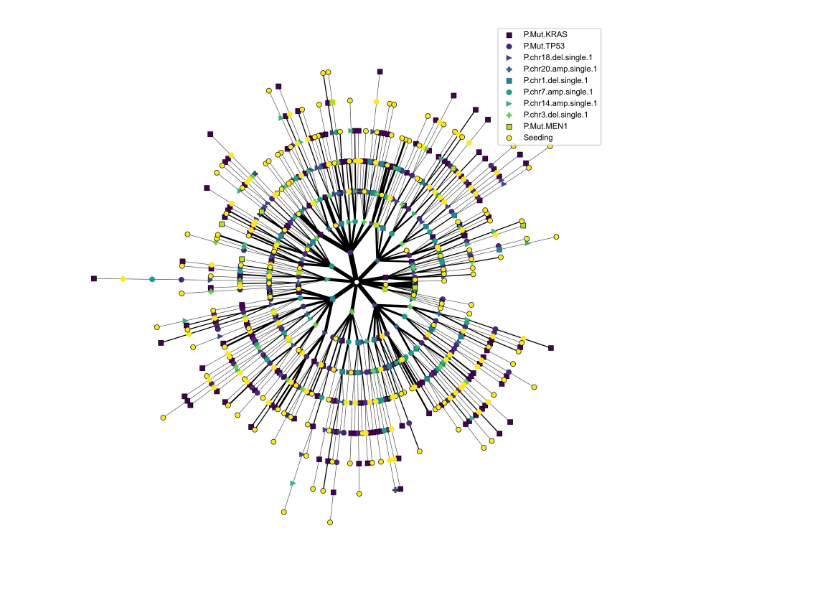
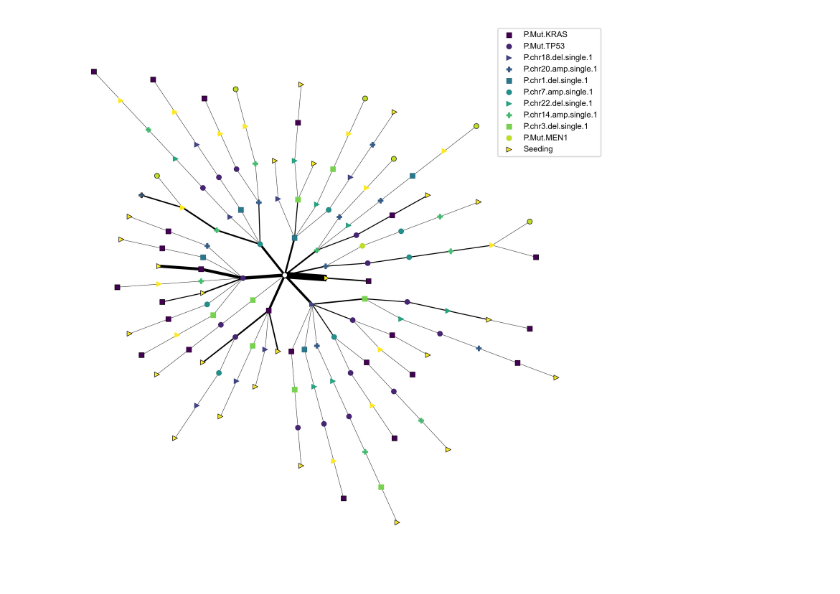
Before and after one commit to cbg-ethz/metMHN, a Jupyter notebook: results/metMHN.ipynb, the cells around one changed output. Drawn from its saved outputs; the diff is of its cells as text; code cells hidden in the pictures.

Commit message:
Fixed visualizations

```diff
--- a/results/metMHN.ipynb
+++ b/results/metMHN.ipynb
@@ -1,30 +1,38 @@
 # %%
 import sys
 sys.path.append("..")
+from matplotlib import cm
+import numpy as np
+import itertools
+import matplotlib.pyplot as plt
+import networkx as nx
+import pandas as pd
 from src import model
-import pandas as pd
-import networkx as nx
-import matplotlib.pyplot as plt
-import itertools
-import numpy as np
-from matplotlib import cm
 
-events = pd.read_csv("../data/G12_PAADPANET_PM_z10_Events.csv", index_col=0).dropna()
+events = pd.read_csv("../data/G12_PAADPANET_PM_z10_Events.csv", index_col=0)
+events = events.drop(index=["GENIE-MSK-P-0032535",
+                     "GENIE-MSK-P-0040152", "GENIE-MSK-P-0058157"])
 log_theta = pd.read_csv("../results/prad_0.05.csv", index_col=0)
 tau1, tau2 = log_theta["lams"][:2]
 log_theta.drop(columns="lams", inplace=True)
-metMHN = model.MetMHN(log_theta=np.array(log_theta), tau1=tau1, tau2=tau2, events=log_theta.columns)
+metMHN = model.MetMHN(log_theta=np.array(log_theta),
+                      tau1=tau1, tau2=tau2, events=log_theta.columns)
 met_info = pd.read_table("../data/sampleSelection.txt").set_index("patientID")
 
-events = events.join(met_info["metaStatus"]).drop(columns=["P.AgeAtSeqRep", "M.AgeAtSeqRep"])
+events = events.join(met_info["metaStatus"]).drop(
+    columns=["P.AgeAtSeqRep", "M.AgeAtSeqRep"])
 events = events.drop(events[events["metaStatus"] == "unknown"].index)
 events["Seeding"] = (events["metaStatus"] != "absent").astype(int)
 
-mets = events[events["metaStatus"] == "isMetastasis"].drop(columns=[c for c in events.columns if c.startswith("P.") or c in ["paired", "metaStatus"]]).astype(int)
-pts = events[events["metaStatus"] != "isMetastasis"].drop(columns=[c for c in events.columns if c.startswith("P.") or c in ["paired", "metaStatus"]]).astype(int)
+mets = events[events["metaStatus"].isin(["isMetastasis", "isPaired"])].drop(
+    columns=[c for c in events.columns if c.startswith("P.") or c in ["paired", "metaStatus"]]).astype(int)
+pts = events[events["metaStatus"] != "isMetastasis"].drop(
+    columns=[c for c in events.columns if c.startswith("P.") or c in ["paired", "metaStatus"]]).astype(int)
 # %%
-# orders = [tuple(metMHN.likeliest_order(row, met = False)[1]) for _, row in pts.iterrows()]
-orders = [tuple(metMHN.likeliest_order(row, met = True)[1]) for _, row in mets.iterrows()]
+pt_orders = [tuple(metMHN.likeliest_order(row, met=False)[1])
+             for _, row in pts.iterrows()]
+met_orders = [tuple(metMHN.likeliest_order(row, met=True)[1])
+              for _, row in mets.iterrows()]
 # %%
 def lighten_color(color, amount=0.5):
     """
@@ -45,6 +53,7 @@ def lighten_color(color, amount=0.5):
     c = colorsys.rgb_to_hls(*mc.to_rgb(c))
     return colorsys.hls_to_rgb(c[0], 1 - amount * (1 - c[1]), c[2])
 # %%
+my_orders = pt_orders #+ met_orders
 f, axis = plt.subplots()
 legend_alias = {i: e for i, e in enumerate(metMHN.events)}
 markers = ["s", "o", ">", "P"]
@@ -59,13 +68,13 @@ colors = None
 importance = np.abs(metMHN.log_theta - np.diag(np.diag(metMHN.log_theta)))
 importance = importance.sum(axis=0) + importance.sum(axis=1)
 filtered_events = np.arange(metMHN.log_theta.shape[0])[
-    np.argsort(importance)[:-11:-1]]
+    np.argsort(importance)[:-12:-1]]
 
-orders = [tuple(event for event in o if event in filtered_events)
-          for o in orders]
-orders = [o for o in orders if not o == ()]
+my_orders = [tuple(event for event in o if event in filtered_events)
+             for o in my_orders]
+my_orders = [o for o in my_orders if not o == ()]
 
-g = metMHN.history_tree(orders)
+g = metMHN.history_tree(my_orders)
 
 if isinstance(markers, list):
     markers = {n: m for n, m in zip(
@@ -105,31 +114,31 @@ nx.draw_networkx_edges(g, pos,
 
 for obs in g.graph["observations"]:
     nx.draw_networkx_nodes(g, pos, nodelist=node_dict[obs],
                            node_size=node_size,
                            label=legend_alias.get(
         obs, str(obs)[:min(20, len(str(obs)))]),
         node_shape=markers[obs],
         node_color=[colors[obs]],
         edgecolors=["black" if g.nodes[n].get("terminal") else
                     # "silver"
                     lighten_color(colors[obs], 1.1)
                     for n in node_dict[obs]]
         if not always_contour else "black",
         linewidths=contour_width,
         ax=axis)
 if root == ():
     nx.draw_networkx_nodes(
         g,
         pos,
         nodelist=[()],
         node_size=node_size,
         node_color="white", edgecolors="black", linewidths=contour_width, ax=axis)
 axis.axis("off")
 
 axis.legend(prop=legend_kws)
 
 axis.axis("off")
 f.set_dpi(500)
 f.set_size_inches(10, 10)
 # %% [output]
-[figure, old version]
+[figure, new version]
```
Also changed, not shown: 4 other files.
